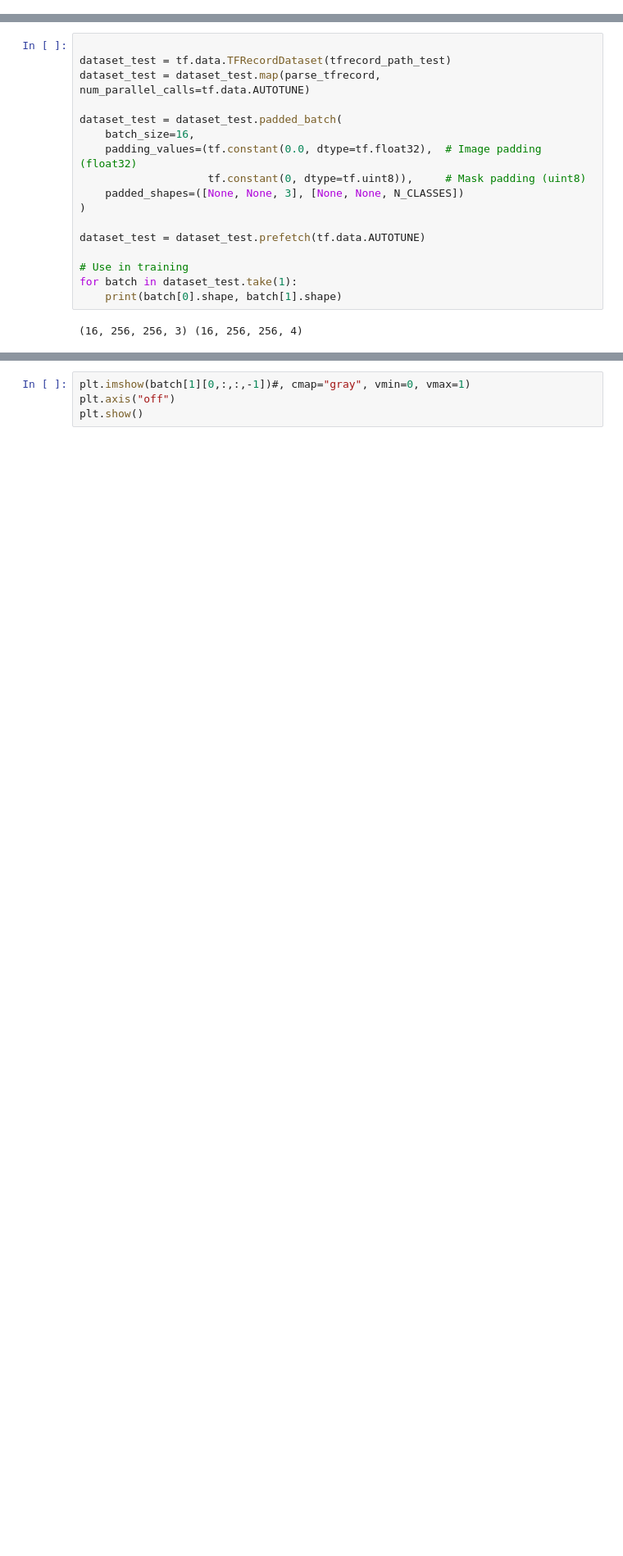
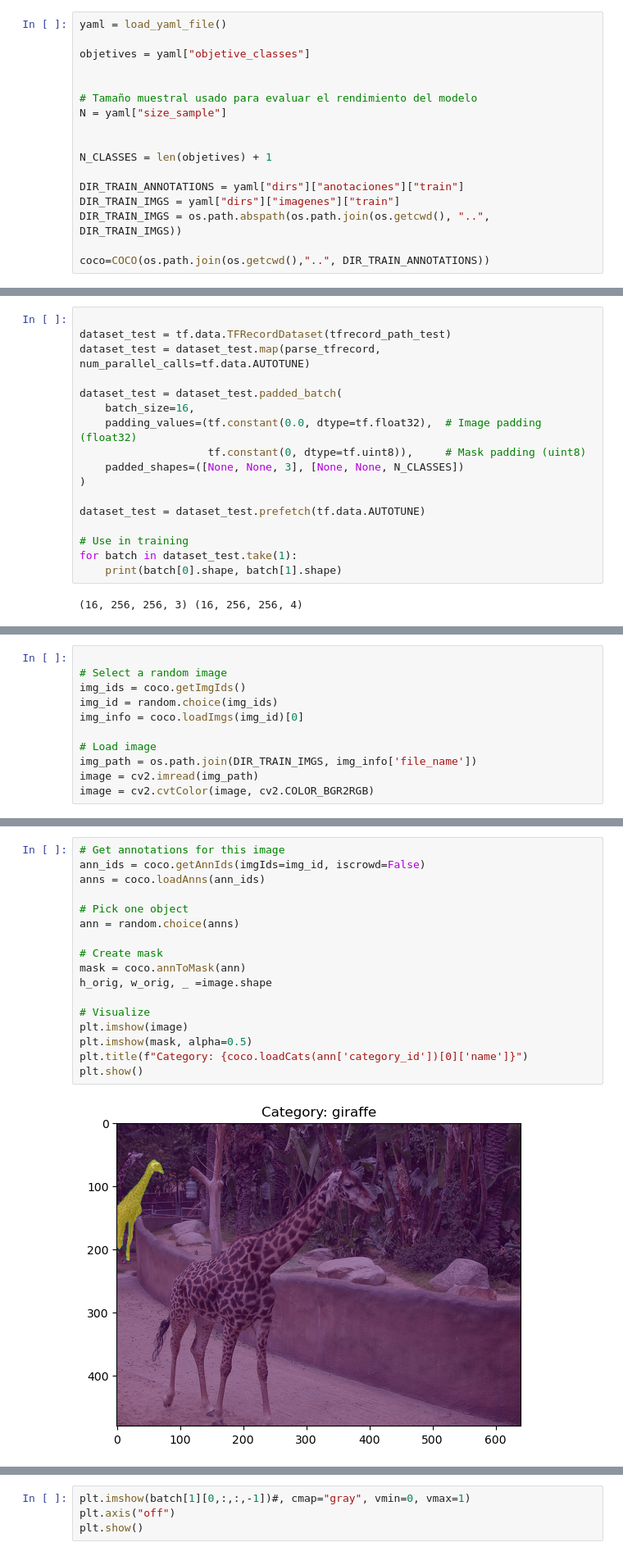
Before and after one commit to rucasca/TFM, a Jupyter notebook: src/data_modeling_UNET.ipynb, the cells around one changed output, grey strips where cells are left out. Shown at 82% size. Cells and saved outputs as stored; diff of their text form; blank space fills up the shorter version.

```diff
--- a/src/data_modeling_UNET.ipynb
+++ b/src/data_modeling_UNET.ipynb
@@ -62,3 +64,20 @@ from tensorflow.keras.optimizers import Adam
 from tensorflow.keras.callbacks import ModelCheckpoint, EarlyStopping, ReduceLROnPlateau, TensorBoard, CSVLogger
 
 from tensorflow.keras.losses import CategoricalCrossentropy
+# %%
+yaml = load_yaml_file()
+
+objetives = yaml["objetive_classes"]
+
+
+# Tamaño muestral usado para evaluar el rendimiento del modelo
+N = yaml["size_sample"]
+
+
+N_CLASSES = len(objetives) + 1
+
+DIR_TRAIN_ANNOTATIONS = yaml["dirs"]["anotaciones"]["train"]
+DIR_TRAIN_IMGS = yaml["dirs"]["imagenes"]["train"]
+DIR_TRAIN_IMGS = os.path.abspath(os.path.join(os.getcwd(), "..", DIR_TRAIN_IMGS))
+
+coco=COCO(os.path.join(os.getcwd(),"..", DIR_TRAIN_ANNOTATIONS))
@@ -145,0 +177,11 @@ for batch in dataset_test.take(1):
+# %%
+
+# Select a random image
+img_ids = coco.getImgIds()
+img_id = random.choice(img_ids)
+img_info = coco.loadImgs(img_id)[0]
+
+# Load image
+img_path = os.path.join(DIR_TRAIN_IMGS, img_info['file_name'])
+image = cv2.imread(img_path)
+image = cv2.cvtColor(image, cv2.COLOR_BGR2RGB)
@@ -145,0 +244,19 @@ for batch in dataset_test.take(1):
+# %%
+# Get annotations for this image
+ann_ids = coco.getAnnIds(imgIds=img_id, iscrowd=False)
+anns = coco.loadAnns(ann_ids)
+
+# Pick one object
+ann = random.choice(anns)
+
+# Create mask
+mask = coco.annToMask(ann)
+h_orig, w_orig, _ =image.shape
+
+# Visualize
+plt.imshow(image)
+plt.imshow(mask, alpha=0.5)
+plt.title(f"Category: {coco.loadCats(ann['category_id'])[0]['name']}")
+plt.show()
+# %% [output]
+[figure, added]
```
Also changed, not shown: parts of 18 cells of this notebook.
